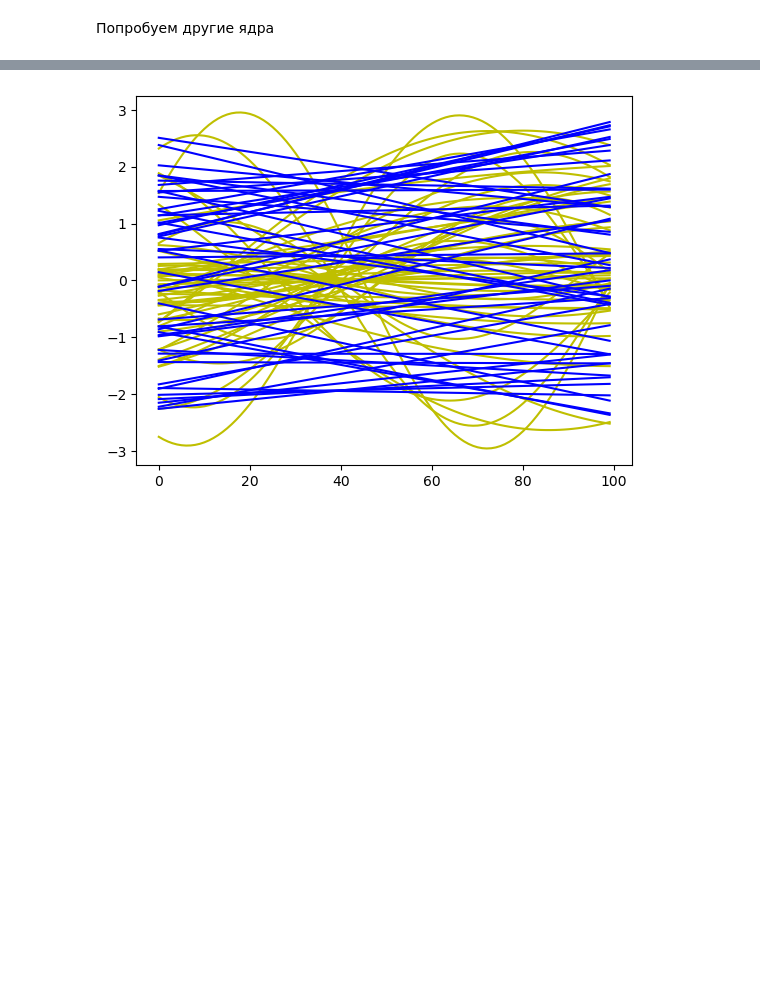
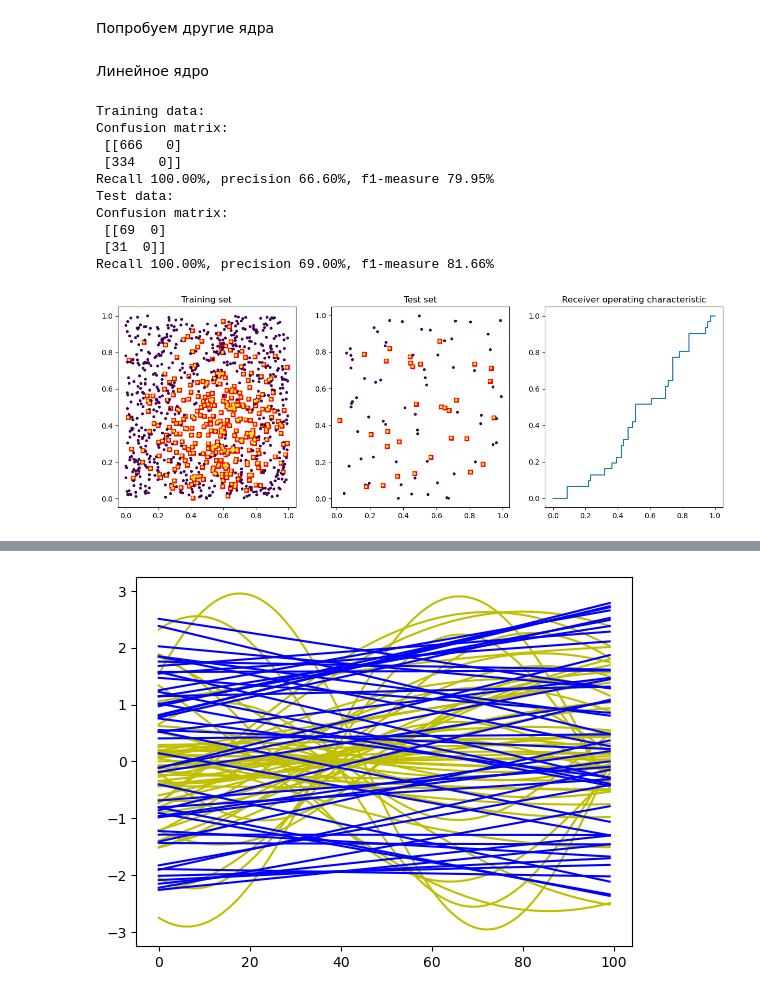
Before and after one commit to EHAT32/mlInPhysics, a Jupyter notebook: lab2.ipynb, the cells around one changed output, grey strips where cells are left out. Drawn from its saved outputs; the diff is of its cells as text; code cells hidden in the pictures; blank space fills up the shorter version.

Commit message:
problem 4

```diff
--- a/lab2.ipynb
+++ b/lab2.ipynb
@@ -309,3 +289,20 @@ Recall 83.33%, precision 78.57%, f1-measure 80.88%
 ### 4
 # %% [markdown]
 Попробуем другие ядра
+# %% [markdown]
+Линейное ядро
+# %%
+clf = svm.SVC(kernel='linear')
+benchmark_classifier(clf, problem, x_train, y_train, x_t, y_t)
+# %% [output]
+Training data:
+Confusion matrix:
+ [[666   0]
+ [334   0]]
+Recall 100.00%, precision 66.60%, f1-measure 79.95%
+Test data:
+Confusion matrix:
+ [[69  0]
+ [31  0]]
+Recall 100.00%, precision 69.00%, f1-measure 81.66%
+[figure, added]
```
Also changed, not shown: parts of 10 cells of this notebook.
